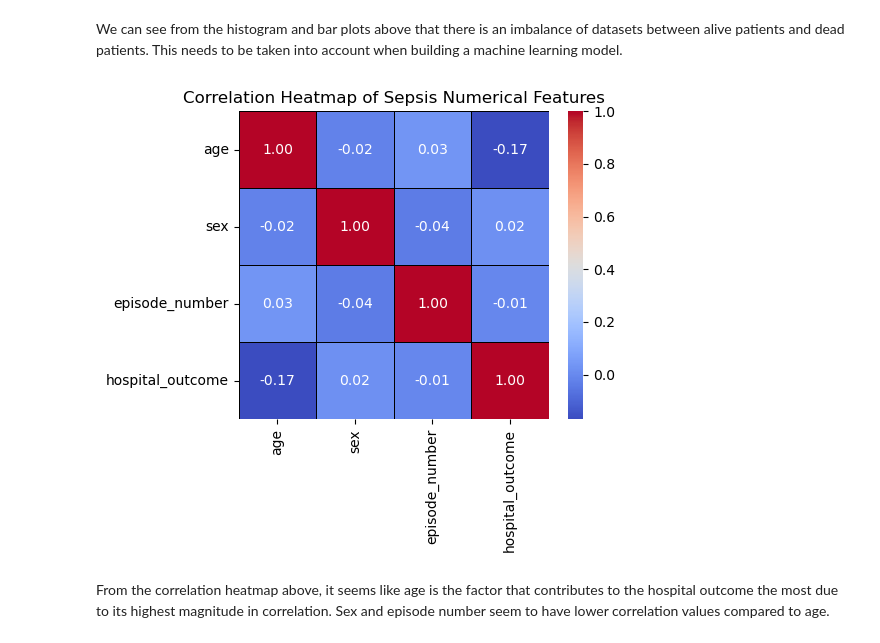
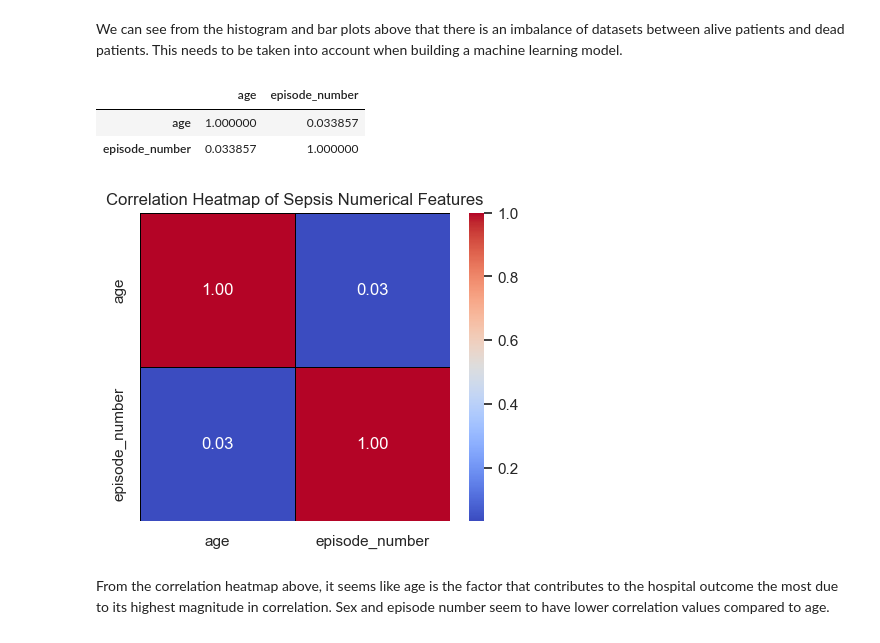
Before and after one commit to Eligoze75/Sepsis-Survival-Minimal-Clinical-Records, a Jupyter notebook: src/sepsis-predictor-report.ipynb, the cells around one changed output. Drawn from its saved outputs; the diff is of its cells as text; code cells hidden in the pictures.

```diff
--- a/src/sepsis-predictor-report.ipynb
+++ b/src/sepsis-predictor-report.ipynb
@@ -20,6 +20,7 @@ EDA is conducted first to see if any data wrangling is needed before proceeding
 from utils import *
 
 RANDOM_STATE = 15
+sns.set(style="whitegrid")
 # %%
 train_df = load_ucisepsis('s41598-020-73558-3_sepsis_survival_primary_cohort.csv')
 test_df = load_ucisepsis('s41598-020-73558-3_sepsis_survival_study_cohort.csv')
@@ -49,6 +50,14 @@ test_df = test_df.rename(
         "hospital_outcome_1alive_0dead": "hospital_outcome",
     }
 )
+
+# Convert sex to categorical
+train_df["sex"] = train_df["sex"].map({0:"male", 1:"female"})
+test_df["sex"] = test_df["sex"].map({0:"male", 1:"female"})
+
+# Convert target to categorical
+train_df["hospital_outcome"] = train_df["hospital_outcome"].map({0:"dead", 1:"alive"})
+test_df["hospital_outcome"] = test_df["hospital_outcome"].map({0:"dead", 1:"alive"})
 # %%
 # Show the stats of each column
 train_df.describe()
@@ -147,23 +179,29 @@ plt.show()
 # %% [markdown]
 We can see from the histogram and bar plots above that there is an imbalance of datasets between alive patients and dead patients. This needs to be taken into account when building a machine learning model.
+# %%
+train_df.select_dtypes(["float", "int"]).corr()
+# %% [output]
+|  | age | episode_number |
+| age | 1.000000 | 0.033857 |
+| episode_number | 0.033857 | 1.000000 |
 # %%
 # Calculate the correlation matrix for the selected columns
-correlation_matrix = train_df.corr()
+correlation_matrix = train_df.select_dtypes(["float", "int"]).corr()
 
 # Generate Heat Map
 plt.figure(figsize=(5, 4))
 sns.heatmap(
     correlation_matrix,
     annot=True,  # Display correlation values
     cmap="coolwarm",  # Use a diverging color map
     fmt=".2f",  # Format numbers to two decimal places
     linewidths=0.5,  # Add lines between cells
     linecolor="black",
 )
 plt.title("Correlation Heatmap of Sepsis Numerical Features")
 plt.show()
 # %% [output]
-[figure, old version]
+[figure, new version]
 # %% [markdown]
 From the correlation heatmap above, it seems like age is the factor that contributes to the hospital outcome the most due to its highest magnitude in correlation. Sex and episode number seem to have lower correlation values compared to age.
 # %% [markdown]
```
Also changed, not shown: parts of 17 cells of this notebook.
